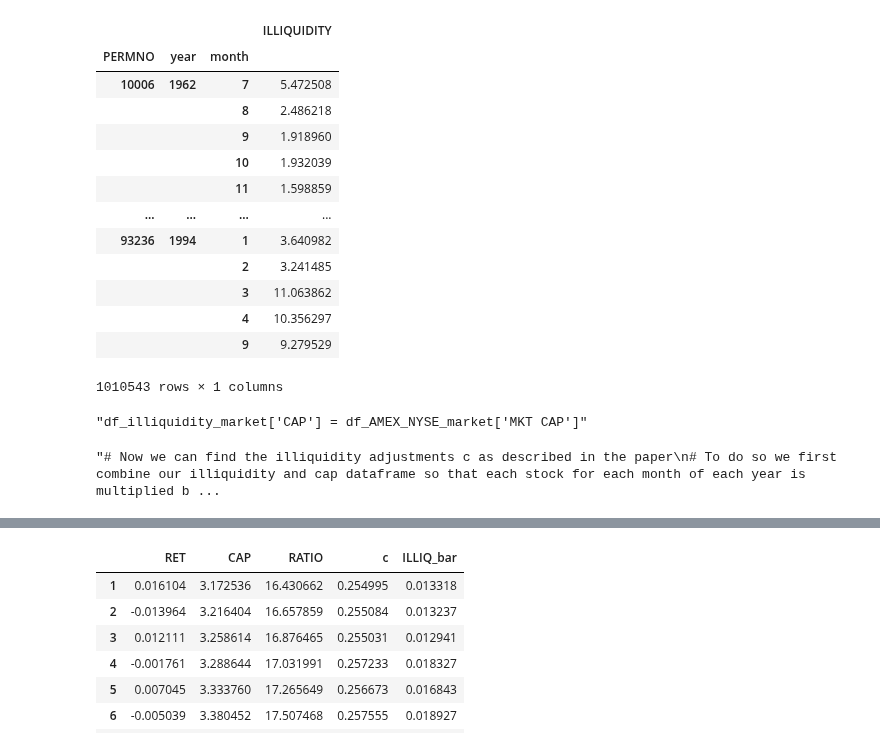
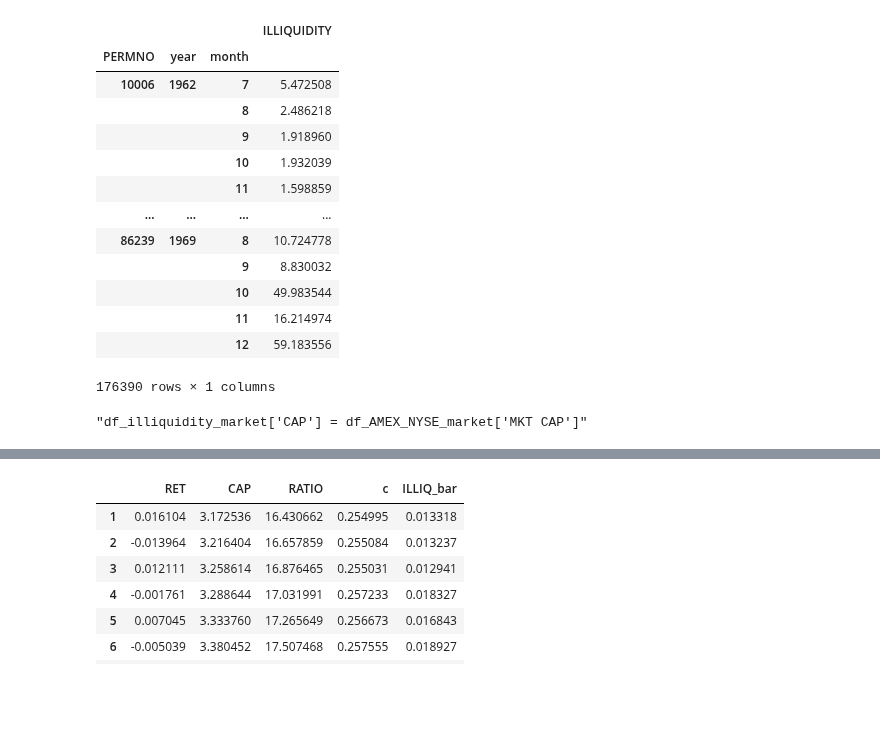
Before and after one commit to JMCG22/pm_cw, a Jupyter notebook: Data_combined.ipynb, the cells around one changed output, grey strips where cells are left out. Saved outputs shown, nothing was run; the diff lists cells and outputs as text; code cells hidden in the pictures; blank space fills up the shorter version.

```diff
--- a/Data_combined.ipynb
+++ b/Data_combined.ipynb
@@ -11,3 +11,13 @@ df_AMEX_NYSE = pd.concat([df_AMEX, df_NYSE], axis=0)
+# %%
+df_AMEX = pd.read_csv("C:\\Users\\david\\Documents\\Portfolio Management\\CW\\AMEX_01071962_31121999_with_out_shares.csv")
+df_NYSE = pd.read_csv("C:\\Users\\david\\Documents\\Portfolio Management\\CW\\NYSE_01071962_31121999_with_out_shares.csv")
+
+# Are these all common shares? Hard to tell if there are any preference shares involved. Possibly share class might say but this usually means it is common
+
+df_AMEX=df_AMEX[df_AMEX['date']<'1970-01-01']
+df_NYSE=df_NYSE[df_NYSE['date']<'1970-01-01']
+
+df_AMEX_NYSE = pd.concat([df_AMEX, df_NYSE], axis=0)
 # %%
 #there are a number of NA's where no price,volume or return data is available
 df_AMEX_NYSE=df_AMEX_NYSE.dropna()
@@ -137,36 +147,36 @@ df_AMEX_NYSE_market = df_AMEX_NYSE_market.drop(index=rows_to_delete_too_few_obs)
 # %%
 # Now find illiquidity of each stock
 # Begin by finding daily illquidity of all stocks
 
 # Get the number of valid observation days in each month. Have to do this again as a number of stocks were dropped when we last used this method
 df_valid_obs_days = df_AMEX_NYSE_market.groupby(level=['PERMNO', 'year', 'month'])['date'].count()
 df_valid_obs_days.to_frame()
 
 # Create a column of ratio of return to dollar volume. On the days where volume is zero, do we still include that day as a valid observation day?
 # We cant divide by zero so we have to set that value to 0 in the sum rather than +/- inf
 df_AMEX_NYSE_market['ILLIQUIDITY'] = np.abs(df_AMEX_NYSE_market['RET']) / df_AMEX_NYSE_market['DOLLAR VOL']
 df_AMEX_NYSE_market['ILLIQUIDITY'] = df_AMEX_NYSE_market['ILLIQUIDITY'].fillna(0)
-df_AMEX_NYSE_market['ILLIQUIDITY'] = df_AMEX_NYSE_market['ILLIQUIDITY'].replace([np.inf, -np.inf], 0)
+df_AMEX_NYSE_market['ILLIQUIDITY'] = df_AMEX_NYSE_market['ILLIQUIDITY'].replace([np.inf, -np.inf], 30)
 
 # Create a series with just the illiquidity sum for each valid month
 df_illiquidity_sum = df_AMEX_NYSE_market.groupby(['PERMNO', 'year', 'month'])['ILLIQUIDITY'].sum()
 df_illiquidity_var = df_AMEX_NYSE_market.groupby(['PERMNO', 'year', 'month'])['ILLIQUIDITY'].var()
 df_illiquidity_sum.to_frame()
 # %% [output]
 |  |  |  | ILLIQUIDITY |
 | PERMNO | year | month |  |
 | 10006 | 1962 | 7 | 5.472508 |
 |  |  | 8 | 2.486218 |
 |  |  | 9 | 1.918960 |
 |  |  | 10 | 1.932039 |
 |  |  | 11 | 1.598859 |
 | ... | ... | ... | ... |
-| 93236 | 1994 | 1 | 3.640982 |
-|  |  | 2 | 3.241485 |
-|  |  | 3 | 11.063862 |
-|  |  | 4 | 10.356297 |
-|  |  | 9 | 9.279529 |
+| 86239 | 1969 | 8 | 10.724778 |
+|  |  | 9 | 8.830032 |
+|  |  | 10 | 49.983544 |
+|  |  | 11 | 16.214974 |
+|  |  | 12 | 59.183556 |
-1010543 rows × 1 columns
+176390 rows × 1 columns
 # %%
 # We can now compute illiquidity values for each stock for each month of each year
 df_illiquidity_market = df_illiquidity_sum.div(df_valid_obs_days, level=0)
@@ -251,7 +261,7 @@ base = df_AMEX_NYSE_monthly_portfolio_caps.loc[(1962, 7), 'CAP']
 # We compute the ratio of the current market cap to that of July 1962
 df_AMEX_NYSE_monthly_portfolio_caps['RATIO'] = df_AMEX_NYSE_monthly_portfolio_caps['CAP'] / base
 # %%
-'''# Now we can find the illiquidity adjustments c as described in the paper
+# Now we can find the illiquidity adjustments c as described in the paper
 # To do so we first combine our illiquidity and cap dataframe so that each stock for each month of each year is multiplied by the correct ratio from the cap dataframe
 # We wont be working with the returns and c from 1962, so its ok for its values in July to be incorrect
 # This is super slow
@@ -266,6 +276,4 @@ for index in df_illiquidity_market.index:
     else:
         i = df_AMEX_NYSE_monthly_portfolio_caps.index.get_loc(pos)
         ratio = df_AMEX_NYSE_monthly_portfolio_caps.iloc[i - 1, 1]
-        df_illiquidity_market.loc[index, 'ADJUSTED ILLIQUIDITY'] = df_illiquidity_market.loc[index, 'ILLIQUIDITY'] * ratio'''
+        df_illiquidity_market.loc[index, 'ADJUSTED ILLIQUIDITY'] = df_illiquidity_market.loc[index, 'ILLIQUIDITY'] * ratio
-# %% [output]
-"# Now we can find the illiquidity adjustments c as described in the paper\n# To do so we first combine our illiquidity and cap dataframe so that each stock for each month of each year is multiplied b ...
```
Also changed, not shown: parts of 48 cells of this notebook.
